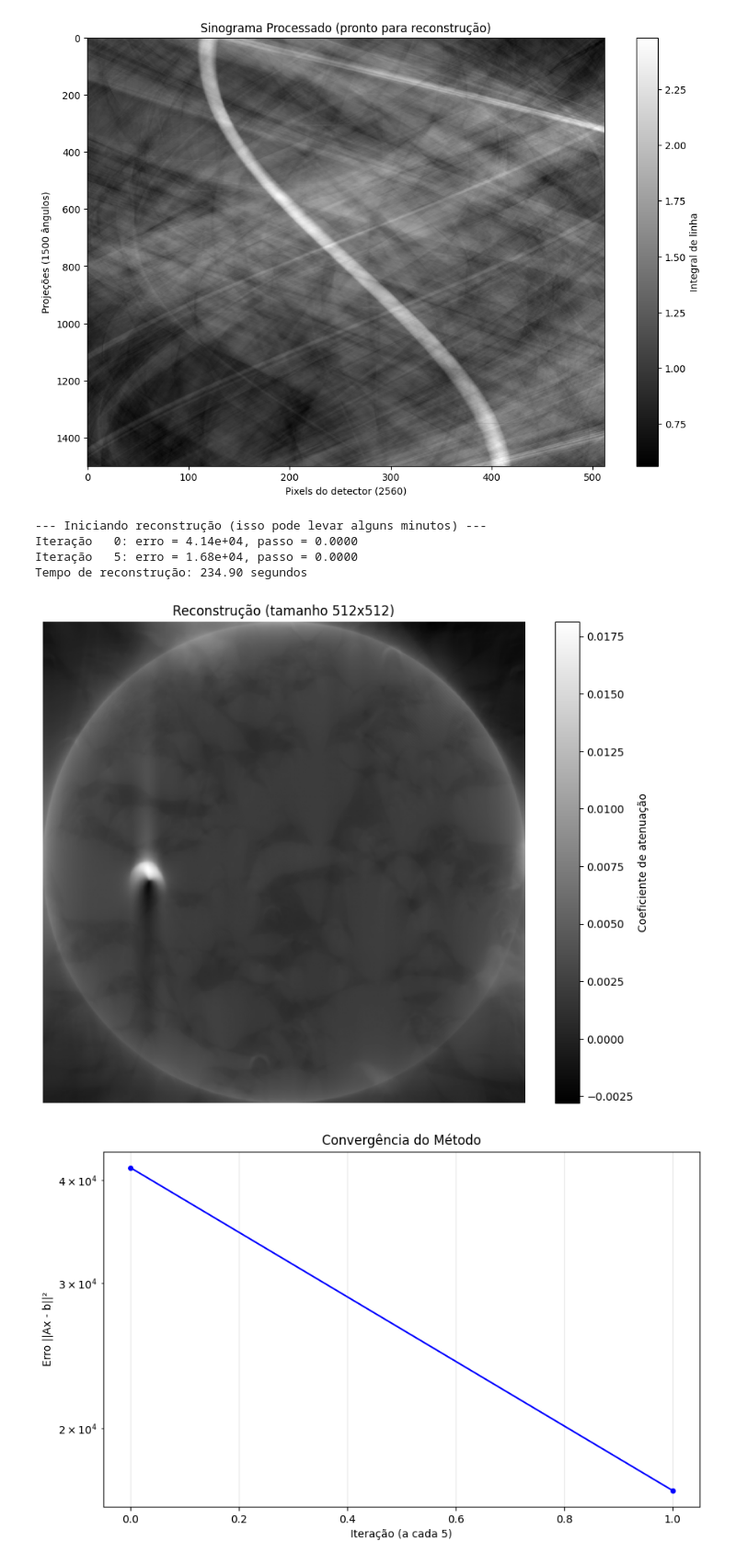
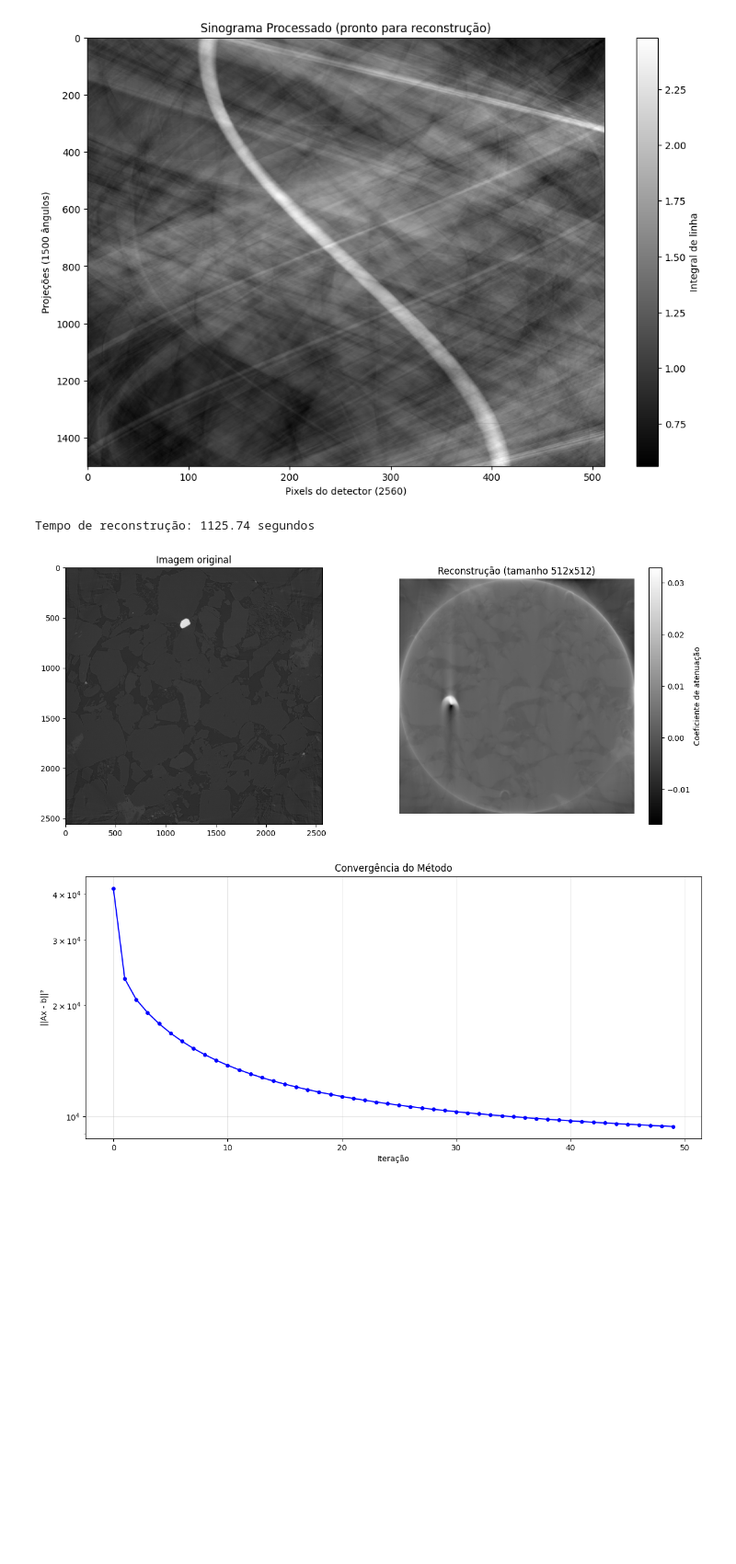
Before and after one commit to Vileno-C/image-reconstruction, a Jupyter notebook: tomography_test/tomography_test.ipynb, the cells around one changed output. Shown at 92% size. Cells and saved outputs as stored; diff of their text form; code cells hidden in the pictures; blank space fills up the shorter version.

```diff
--- a/tomography_test/tomography_test.ipynb
+++ b/tomography_test/tomography_test.ipynb
@@ -134,31 +118,41 @@ def descent_grad(x0=None, Lambda=None, iters=10, verbose=True):
+# %%
+# Executar reconstrução
+start = time.time()
+x_values = descent_grad(iters=50)
+reconstruction = x_values[-1]
+end = time.time()
+print(f"Tempo de reconstrução: {end - start:.2f} segundos")
+# %% [output]
+Tempo de reconstrução: 1125.74 segundos
+# %%
+# Valores de f(x)
+f_values = [f(x) for x in x_values]
 # %%
-# 9. Executar reconstrução
-print("\n--- Iniciando reconstrução (isso pode levar alguns minutos) ---")
-start = time.time()
-reconstruction, errors = descent_grad(iters=10)
-end = time.time()
-print(f"Tempo de reconstrução: {end - start:.2f} segundos")
+# Visualizar resultado
 
-# Visualizar resultado
-plt.figure(figsize=(10, 8))
+# Carregando imagem original
+image = Image.open(directory + 'recon/BBii_1080.rec.16bit.tif' )
+
+plt.figure(figsize=(15, 6))
+plt.subplot(1, 2, 1)
+plt.imshow(image, cmap='gray')
+plt.title('Imagem original')
+
+plt.subplot(1, 2, 2)
 plt.imshow(reconstruction, cmap='gray')
 plt.title(f'Reconstrução (tamanho {recon_size}x{recon_size})')
 plt.colorbar(label='Coeficiente de atenuação')
 plt.axis('off')
 plt.show()
 
-# Mostrar evolução do erro
-plt.figure(figsize=(10, 6))
-plt.semilogy(errors, 'b-o', markersize=4)
-plt.xlabel('Iteração (a cada 5)')
-plt.ylabel('Erro ||Ax - b||²')
+# Evolução de F(x)
+plt.figure(figsize=(14, 6))
+plt.semilogy(f_values, 'b-o', markersize=4)
+plt.xlabel('Iteração')
+plt.ylabel('||Ax - b||²')
 plt.title('Convergência do Método')
 plt.grid(True, alpha=0.3)
 plt.show()
 # %% [output]
---- Iniciando reconstrução (isso pode levar alguns minutos) ---
-Iteração   0: erro = 4.14e+04, passo = 0.0000
-Iteração   5: erro = 1.68e+04, passo = 0.0000
-Tempo de reconstrução: 234.90 segundos
-[figure, old version]
+[figure, new version]
-[figure, old version]
+[figure, new version]
```
Also changed, not shown: parts of 3 cells of this notebook.
